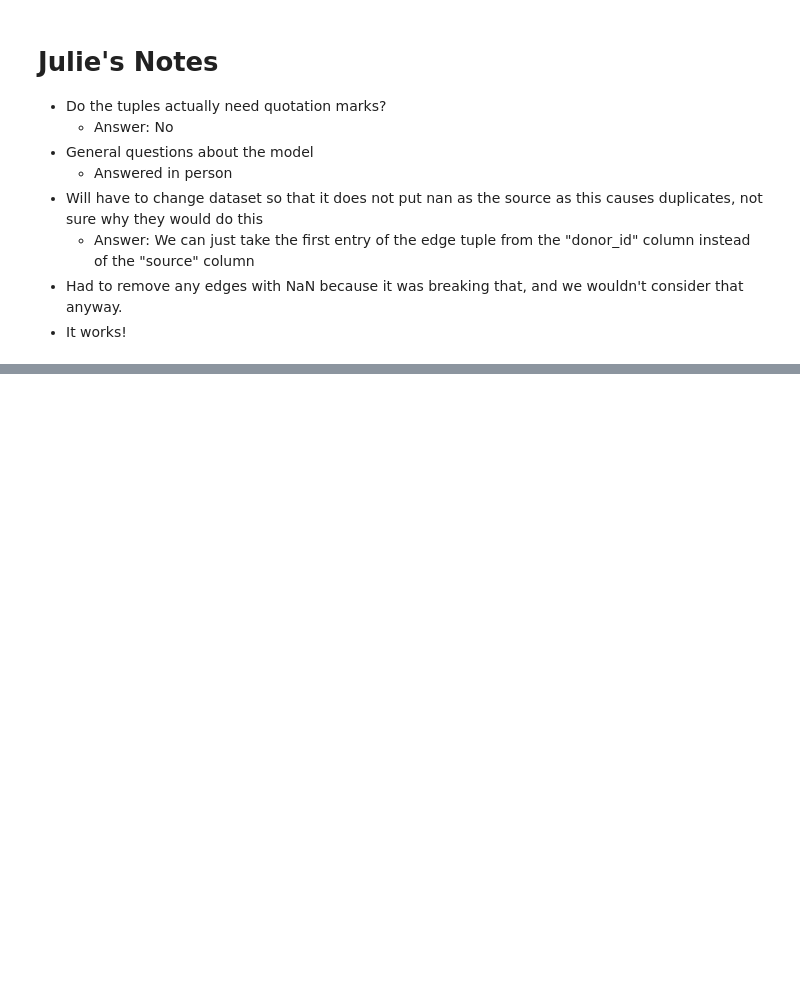
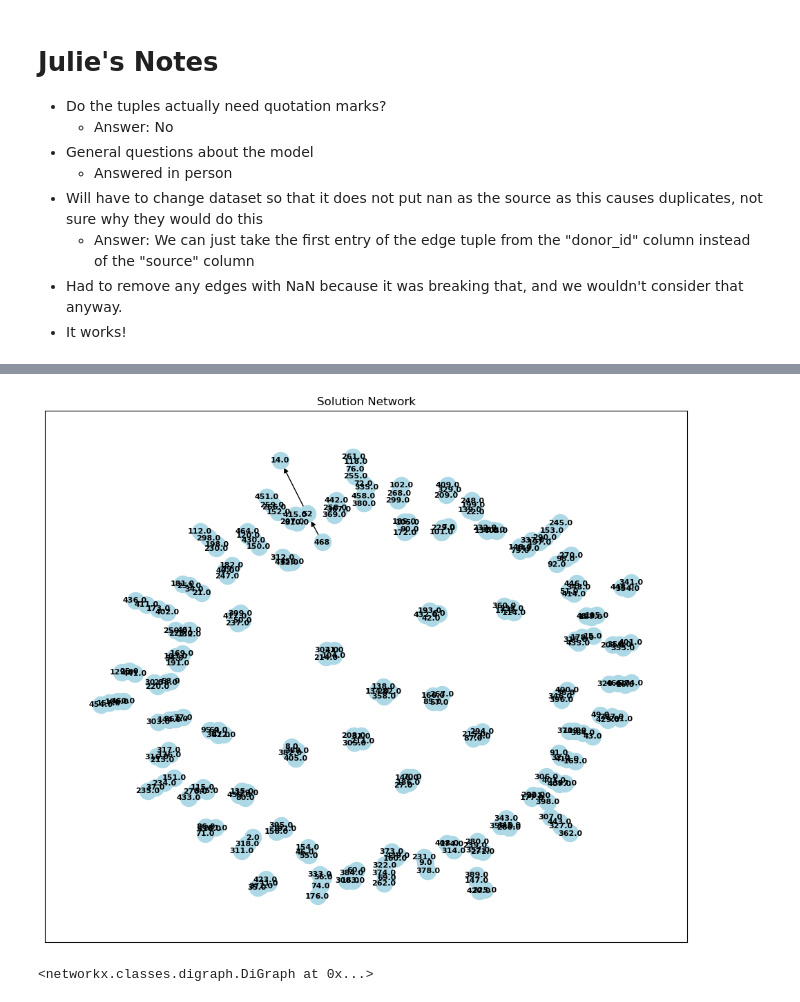
Before and after one commit to fahadbahzad/taor_project, a Jupyter notebook: pc-tsp_algo_vF.ipynb, the cells around one changed output, grey strips where cells are left out. Saved outputs shown, nothing was run; the diff lists cells and outputs as text; code cells hidden in the pictures; blank space fills up the shorter version.

```diff
--- a/pc-tsp_algo_vF.ipynb
+++ b/pc-tsp_algo_vF.ipynb
@@ -455,0 +486,39 @@ Selected Cycles: [(7.0, 22.0, 55.0, 30.0)]
+# %%
+def solution_network(edges, cycles):
+    G = nx.DiGraph()
+
+    # Add edges
+    for e in edges:
+        G.add_edge(e[0], e[1])
+
+    # Keep track of which edges are in cycles
+    cycle_edges = set()
+
+    # Add cycles
+    for c in cycles:
+        for i in range(len(c)):
+            u, v = c[i], c[(i + 1) % len(c)]
+            G.add_edge(u, v)
+            cycle_edges.add((u, v))
+
+    plt.figure(figsize=(12, 10))
+    pos = nx.spring_layout(G)
+
+    nx.draw_networkx_nodes(G, pos, node_color='lightblue', node_size=300)
+
+    non_cycle_edges = [e for e in G.edges() if e not in cycle_edges]
+    nx.draw_networkx_edges(G, pos, edgelist=non_cycle_edges, edge_color='black', arrows=True)
+
+    nx.draw_networkx_edges(G, pos, edgelist=list(cycle_edges), edge_color='red', width=2, arrows=True)
+
+    nx.draw_networkx_labels(G, pos, font_size=8, font_weight='bold')
+
+    plt.title("Solution Network")
+    plt.show()
+
+    return G
+
+solution_network(selected_edges, selected_cycles)
+# %% [output]
+[figure, added]
+<networkx.classes.digraph.DiGraph at 0x...>
```
Also changed, not shown: parts of 6 cells of this notebook, 2 other files.
